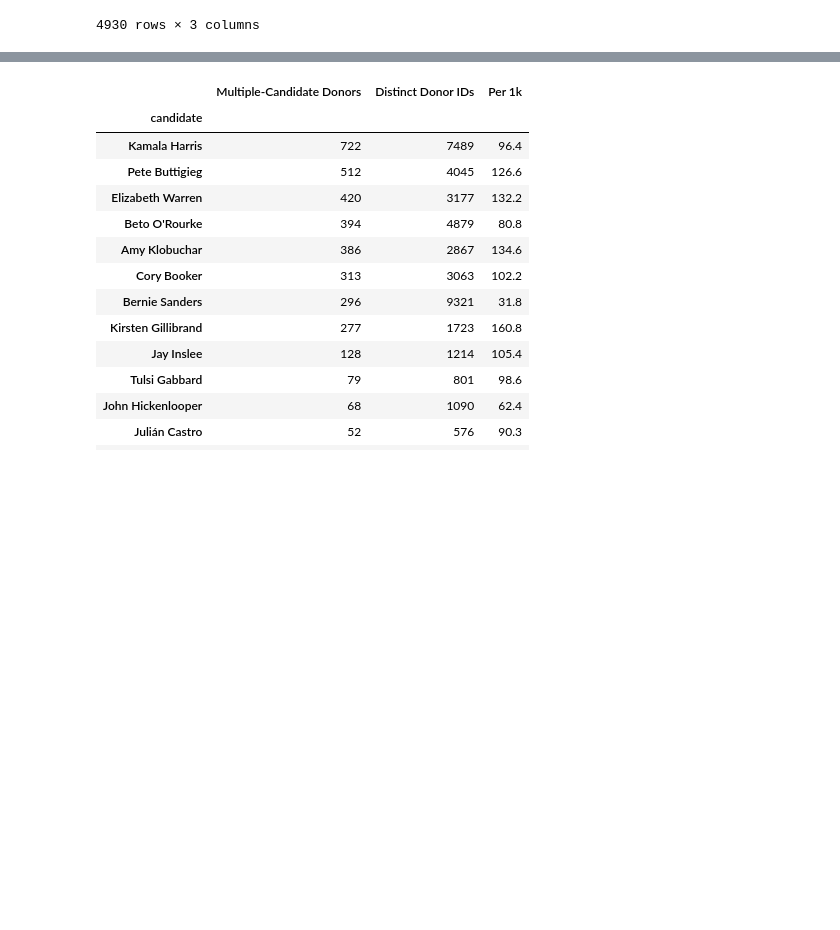
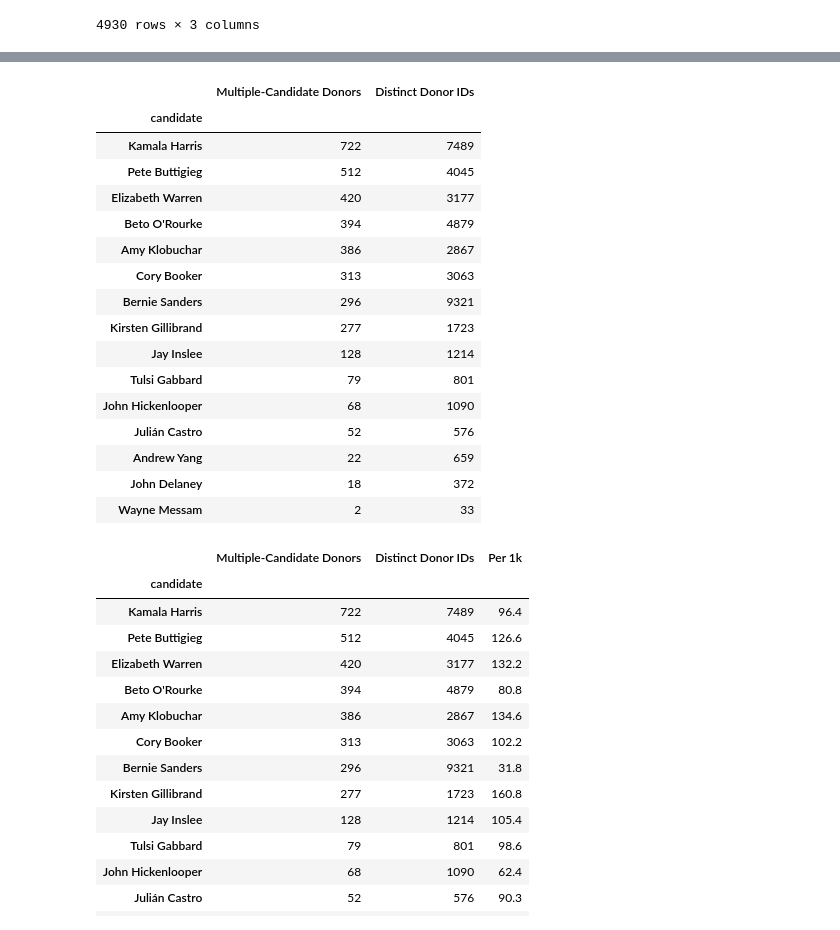
Before and after one commit to steve-kasica/2019-04-democratic-candidate-codonors, a Jupyter notebook: notebooks/analyze-campaign-codonors.ipynb, the cells around one changed output, grey strips where cells are left out. Cells and saved outputs as stored; diff of their text form; code cells hidden in the pictures; blank space fills up the shorter version.

```diff
--- a/notebooks/analyze-campaign-codonors.ipynb
+++ b/notebooks/analyze-campaign-codonors.ipynb
@@ -600,3 +664,40 @@ candidate_pairs.melt(id_vars = ["donor_id"], value_name = "candidate").
+# %%
+# Added by Steve, what's going on?
+# Distinct Donor IDs are the number of donors who donated to the candidate
+(
+    candidate_pairs
+        .melt(
+            id_vars = [ "donor_id" ],
+            value_name = "candidate"
+        )
+        .groupby([ "candidate" ])
+        ["donor_id"]
+        .nunique()
+        .sort_values(ascending = False)
+        .to_frame("Multiple-Candidate Donors")
+        .join(
+            distinct_donor_counts,
+            how = "left"
+        )
+)
+# %% [output]
+|  | Multiple-Candidate Donors | Distinct Donor IDs |
+| candidate |  |  |
+| Kamala Harris | 722 | 7489 |
+| Pete Buttigieg | 512 | 4045 |
+| Elizabeth Warren | 420 | 3177 |
+| Beto O'Rourke | 394 | 4879 |
+| Amy Klobuchar | 386 | 2867 |
+| Cory Booker | 313 | 3063 |
+| Bernie Sanders | 296 | 9321 |
+| Kirsten Gillibrand | 277 | 1723 |
+| Jay Inslee | 128 | 1214 |
+| Tulsi Gabbard | 79 | 801 |
+| John Hickenlooper | 68 | 1090 |
+| Julián Castro | 52 | 576 |
+| Andrew Yang | 22 | 659 |
+| John Delaney | 18 | 372 |
+| Wayne Messam | 2 | 33 |
 # %%
 (
     candidate_pairs
```
Also changed, not shown: parts of 9 cells of this notebook, 1 other file.
